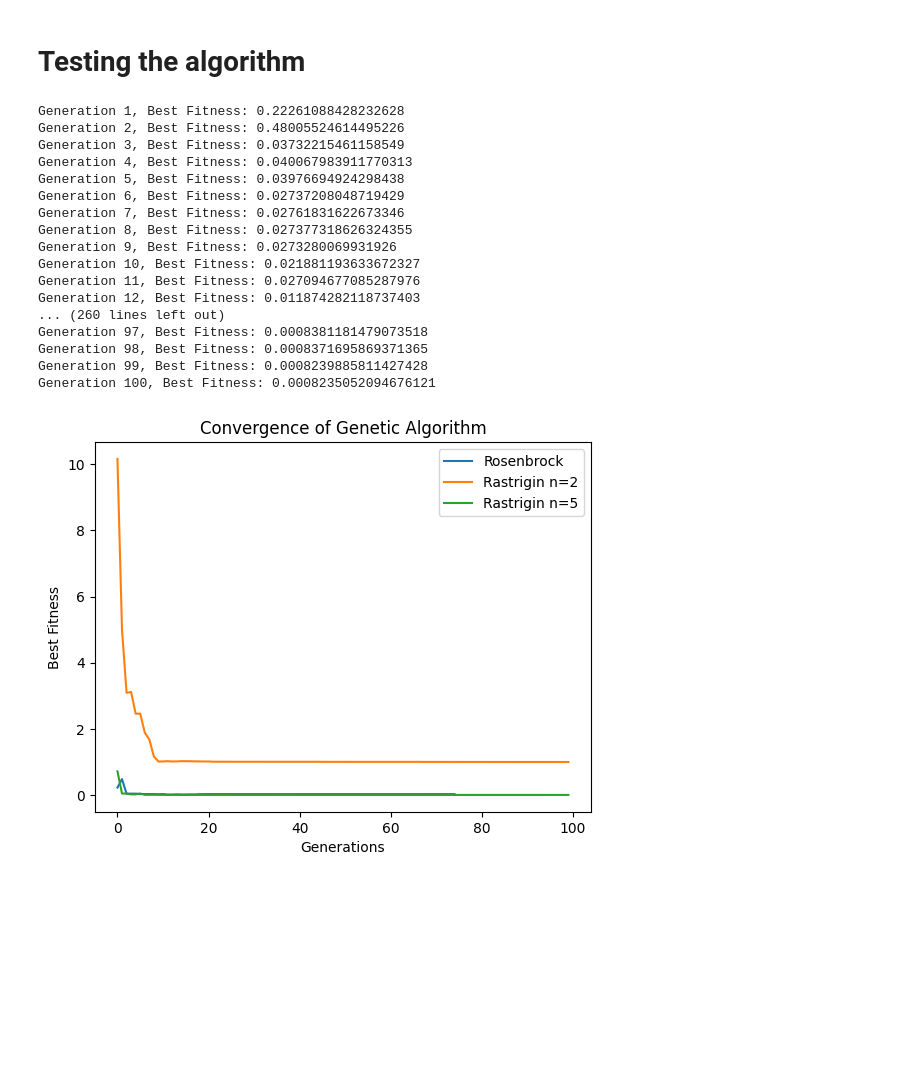
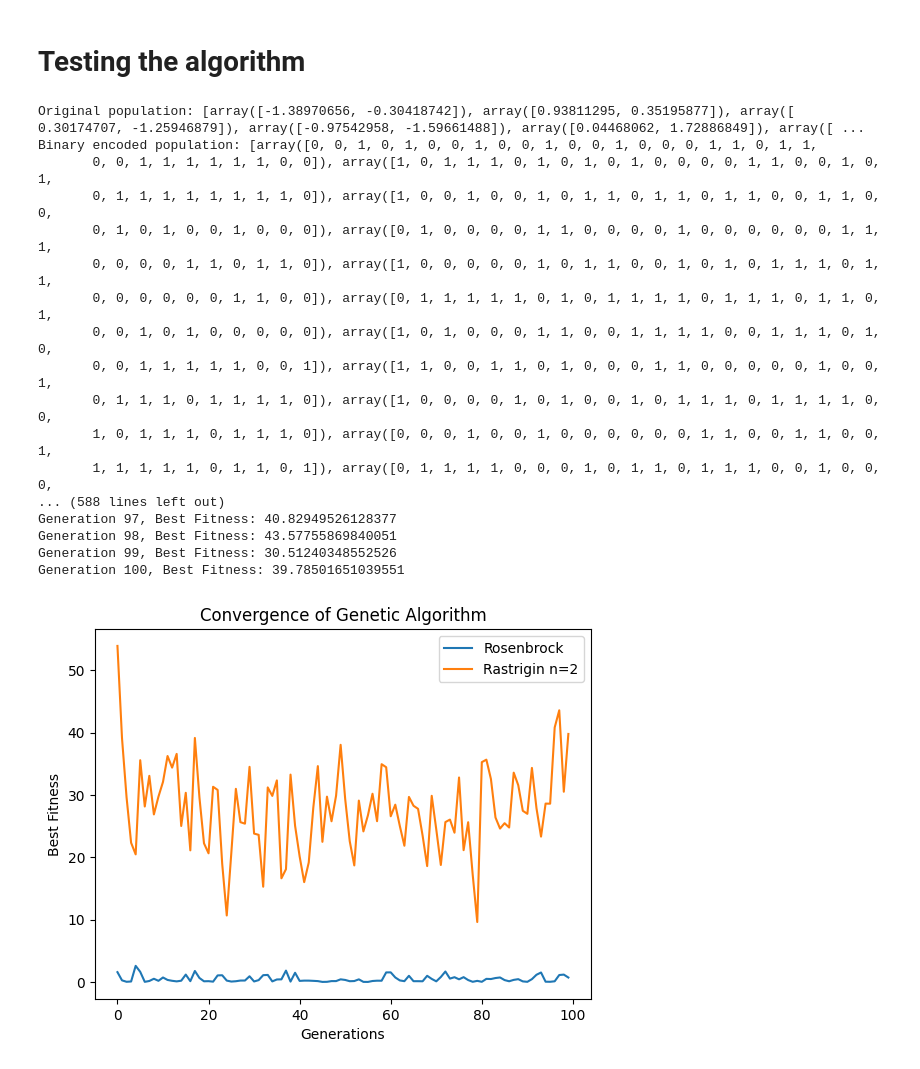
Before and after one commit to EriherSizac/MCCi-2024-Ag-Dec, a Jupyter notebook: Algoritmos Evolutivos/Tareas/Tarea 2/HW2.ipynb, the cells around one changed output. Saved outputs shown, nothing was run; the diff lists cells and outputs as text; code cells hidden in the pictures; blank space fills up the shorter version.

```diff
--- a/Algoritmos Evolutivos/Tareas/Tarea 2/HW2.ipynb
+++ b/Algoritmos Evolutivos/Tareas/Tarea 2/HW2.ipynb
@@ -25,19 +25,3 @@ def rastrigin(x, A=10):
   return A * len(x) + sum(xi**2 - A * np.cos(2 * np.pi * xi) for xi in x)
 # %% [markdown]
 # Encoding.
-# %%
-# Helper functions for binary encoding/decoding
-def real_to_binary(real_value, bounds, n_bits):
-  """Convert a real value within bounds to a binary representation."""
-  scaled_value = (real_value - bounds[0]) / (bounds[1] - bounds[0])  # Scale to [0, 1]
-  max_int = 2**n_bits - 1
-  int_value = int(scaled_value * max_int)
-  binary_str = np.binary_repr(int_value, width=n_bits)  # Get binary string with fixed width
-  return np.array([int(bit) for bit in binary_str])  # Convert to array of binary digits
-
-def binary_to_real(binary_chrom, bounds):
-  """Convert binary chromosome to real value within the bounds."""
-  decimal_value = int("".join(map(str, binary_chrom)), 2)
-  max_decimal = 2**len(binary_chrom) - 1
-  real_value = bounds[0] + (bounds[1] - bounds[0]) * (decimal_value / max_decimal)
-  return real_value
@@ -153,22 +178,27 @@ def binary_tournament_selection(population, fitness):
 # Genetic Algorithm.
 # %%
 # Genetic Algorithm framework
-def genetic_algorithm(fitness_function, bounds, encoding_type="binary", n_generations=100, pop_size=100, n_bits=16, stop_threshold=1e-6, stagnation_generations=5, verbose=False):
+def genetic_algorithm(fitness_function, bounds, dim, encoding_type="binary", n_generations=100, pop_size=100, n_bits=16, stop_threshold=1e-6, stagnation_generations=5, verbose=False):
     # Create initial population as real values
-    population = [np.random.uniform(bounds[0], bounds[1], 2) for _ in range(pop_size)]
+    population = [np.random.uniform(bounds[0], bounds[1], dim) for _ in range(pop_size)]
+
+    if verbose:
+        print(f'Original population: {population}')
 
     if encoding_type == "binary":
         # Convert real values to binary representations
-        population = [real_to_binary(ind[0], bounds, n_bits) for ind in population]
+        population = [real_to_binary(ind, bounds, n_bits) for ind in population]
+
+    if verbose:
+        print(f'{encoding_type.title()} encoded population: {population}')
 
     best_fitness_per_gen = []
-    stagnation_count = 0
 
     for gen in range(n_generations):
         if encoding_type == "binary":
             # Convert binary population to real values for fitness evaluation
-            real_population = [binary_to_real(ind, bounds) for ind in population]
-            fitness = [fitness_function([val]) for val in real_population]
+            real_population = [binary_to_real(ind, bounds, n_bits) for ind in population]
+            fitness = [fitness_function(val) for val in real_population]
         else:
             fitness = [fitness_function(ind) for ind in population]
 
@@ -211,7 +241,7 @@ def genetic_algorithm(fitness_function, bounds, encoding_type="binary", n_genera
             recent_fitness = best_fitness_per_gen[-stagnation_generations:]
             fitness_change = max(recent_fitness) - min(recent_fitness)
 
-            if fitness_change < stop_threshold:
+            if fitness_change < stop_threshold and verbose:
                 print(f"Early stopping at generation {gen + 1} due to insufficient improvement.")
                 break
 
@@ -220,38 +250,36 @@ def genetic_algorithm(fitness_function, bounds, encoding_type="binary", n_genera
 # Testing the algorithm
 # %%
 # Run for Rosenbrock (Test problem 1)
-best_fitness_rosenbrock = genetic_algorithm(rosenbrock, ROSENBROCK_BOUNDS, "real", verbose=True)
+best_fitness_rosenbrock = genetic_algorithm(rosenbrock, ROSENBROCK_BOUNDS, 2, "binary", verbose=True)
 
-# Run for Rastrigin n=2 and n=5
-best_fitness_rastrigin_2 = genetic_algorithm(lambda x: rastrigin(x, A=10), RASTRIGIN_BOUNDS, "real", verbose=True)
-best_fitness_rastrigin_5 = genetic_algorithm(lambda x: rastrigin(x, A=10), RASTRIGIN_BOUNDS, "real", verbose=True)
+# Run for Rastrigin n=2
+best_fitness_rastrigin_2 = genetic_algorithm(lambda x: rastrigin(x, A=10), RASTRIGIN_BOUNDS, 5, "binary", verbose=True)
 
 # Plot convergence graph
 plt.plot(best_fitness_rosenbrock, label="Rosenbrock")
 plt.plot(best_fitness_rastrigin_2, label="Rastrigin n=2")
-plt.plot(best_fitness_rastrigin_5, label="Rastrigin n=5")
 plt.title("Convergence of Genetic Algorithm")
 plt.xlabel("Generations")
 plt.ylabel("Best Fitness")
 plt.legend()
 plt.show()
 # %% [output]
-Generation 1, Best Fitness: 0.22261088428232628
-Generation 2, Best Fitness: 0.48005524614495226
-Generation 3, Best Fitness: 0.03732215461158549
-Generation 4, Best Fitness: 0.040067983911770313
-Generation 5, Best Fitness: 0.03976694924298438
-Generation 6, Best Fitness: 0.02737208048719429
-Generation 7, Best Fitness: 0.02761831622673346
-Generation 8, Best Fitness: 0.027377318626324355
-Generation 9, Best Fitness: 0.0273280069931926
-Generation 10, Best Fitness: 0.021881193633672327
-Generation 11, Best Fitness: 0.027094677085287976
-Generation 12, Best Fitness: 0.011874282118737403
-... (260 lines left out)
-Generation 97, Best Fitness: 0.0008381181479073518
-Generation 98, Best Fitness: 0.0008371695869371365
-Generation 99, Best Fitness: 0.0008239885811427428
-Generation 100, Best Fitness: 0.0008235052094676121
+Original population: [array([-1.38970656, -0.30418742]), array([0.93811295, 0.35195877]), array([ 0.30174707, -1.25946879]), array([-0.97542958, -1.59661488]), array([0.04468062, 1.72886849]), array([ ...
+Binary encoded population: [array([0, 0, 1, 0, 1, 0, 0, 1, 0, 0, 1, 0, 0, 1, 0, 0, 0, 1, 1, 0, 1, 1,
+       0, 0, 1, 1, 1, 1, 1, 1, 0, 0]), array([1, 0, 1, 1, 1, 0, 1, 0, 1, 0, 1, 0, 0, 0, 0, 1, 1, 0, 0, 1, 0, 1,
+       0, 1, 1, 1, 1, 1, 1, 1, 1, 0]), array([1, 0, 0, 1, 0, 0, 1, 0, 1, 1, 0, 1, 1, 0, 1, 1, 0, 0, 1, 1, 0, 0,
+       0, 1, 0, 1, 0, 0, 1, 0, 0, 0]), array([0, 1, 0, 0, 0, 0, 1, 1, 0, 0, 0, 0, 1, 0, 0, 0, 0, 0, 0, 1, 1, 1,
+       0, 0, 0, 0, 1, 1, 0, 1, 1, 0]), array([1, 0, 0, 0, 0, 0, 1, 0, 1, 1, 0, 0, 1, 0, 1, 0, 1, 1, 1, 0, 1, 1,
+       0, 0, 0, 0, 0, 0, 1, 1, 0, 0]), array([0, 1, 1, 1, 1, 1, 0, 1, 0, 1, 1, 1, 1, 0, 1, 1, 1, 0, 1, 1, 0, 1,
+       0, 0, 1, 0, 1, 0, 0, 0, 0, 0]), array([1, 0, 1, 0, 0, 0, 1, 1, 0, 0, 1, 1, 1, 1, 0, 0, 1, 1, 1, 0, 1, 0,
+       0, 0, 1, 1, 1, 1, 1, 0, 0, 1]), array([1, 1, 0, 0, 1, 1, 0, 1, 0, 0, 0, 1, 1, 0, 0, 0, 0, 0, 1, 0, 0, 1,
+       0, 1, 1, 1, 0, 1, 1, 1, 1, 0]), array([1, 0, 0, 0, 0, 1, 0, 1, 0, 0, 1, 0, 1, 1, 1, 0, 1, 1, 1, 1, 0, 0,
+       1, 0, 1, 1, 1, 0, 1, 1, 1, 0]), array([0, 0, 0, 1, 0, 0, 1, 0, 0, 0, 0, 0, 0, 1, 1, 0, 0, 1, 1, 0, 0, 1,
+       1, 1, 1, 1, 1, 0, 1, 1, 0, 1]), array([0, 1, 1, 1, 1, 0, 0, 0, 1, 0, 1, 1, 0, 1, 1, 1, 0, 0, 1, 0, 0, 0,
+... (588 lines left out)
+Generation 97, Best Fitness: 40.82949526128377
+Generation 98, Best Fitness: 43.57755869840051
+Generation 99, Best Fitness: 30.51240348552526
+Generation 100, Best Fitness: 39.78501651039551
-[figure, old version]
+[figure, new version]
 # %%
```
Also changed, not shown: parts of 11 cells of this notebook, 1 other file.
